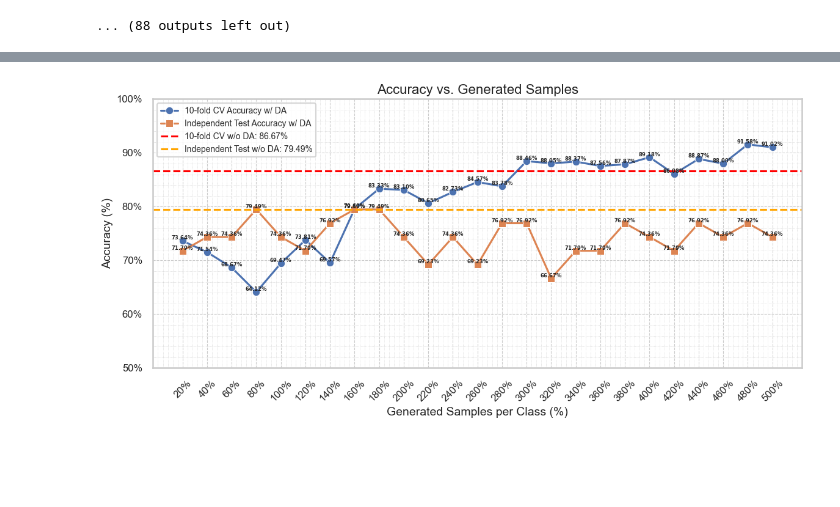
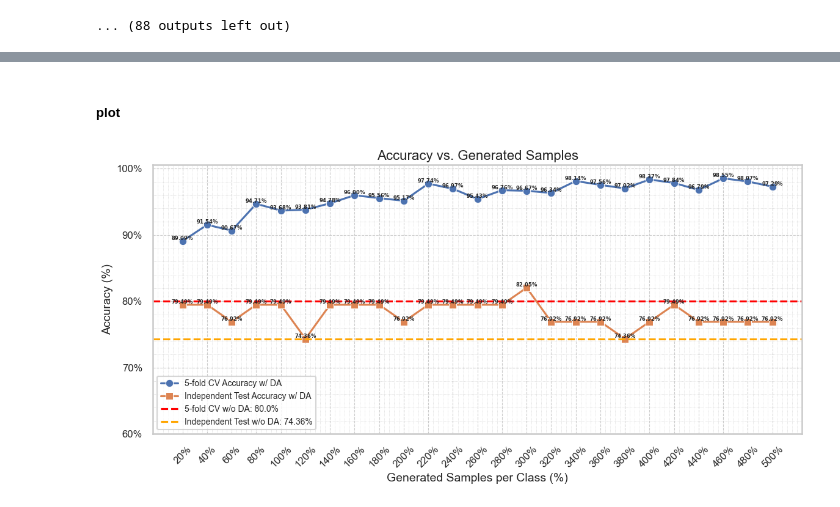
Before and after one commit to well50504/NYCU-thesis, a Jupyter notebook: src_DL/cnn_DA_BD_MDD.ipynb, the cells around one changed output, grey strips where cells are left out. Drawn from its saved outputs; the diff is of its cells as text; code cells hidden in the pictures; blank space fills up the shorter version.

```diff
--- a/src_DL/cnn_DA_BD_MDD.ipynb
+++ b/src_DL/cnn_DA_BD_MDD.ipynb
@@ -211,9 +211,9 @@ def train_vae(model, loader, epochs=100, lr=1e-3, beta=1.0, early_stop=False, pa
 
     return model, hist
 # %%
-latent_dim = 10
+latent_dim = 100
 beta = 1.0
 epochs = 500
-lr = 1e-5
+lr = 1e-3
 vae = cVAE2d().to(device)
-vae, history = train_vae(vae, train_loader, epochs, lr, beta, early_stop=True, patience=10)
+vae, history = train_vae(vae, train_loader, epochs, lr, beta, early_stop=True, patience=20)
@@ -581,10 +356,0 @@ Early stopping CNN at epoch 85
-# %%
-### save all generated data
-with open('../result_DL/BD_MDD/w_DA/all_generated_samples.pkl', 'wb') as f:
-    pickle.dump(all_generated, f)
-
-
-### save model
-vae_best_model = vae.state_dict()
-with open("../result_DL/BD_MDD/w_DA/vae_model.pt", "wb") as f:
-    torch.save(vae_best_model, f)
@@ -700,5 +805,6 @@ Early stopping CNN at epoch 473
+# %% [markdown]
+##### plot
 # %%
-# 轉換成百分比並設定繪圖範圍
 cv_pct   = [s * 100 for s in cv_scores]
 test_pct = [s * 100 for s in test_scores]
 min_val = min(cv_pct + test_pct)
@@ -709,40 +815,49 @@ upper = min(max_val + 2, 102)
 sns.set_theme(style="whitegrid", context="talk")
 fig, ax = plt.subplots(figsize=(12, 6))
 
+
+
 sns.lineplot(x=rs, y=cv_pct, marker="o",
-             label="10-fold CV Accuracy w/ DA", ax=ax, clip_on=False)
+             label="5-fold CV Accuracy w/ DA", ax=ax, clip_on=False)
 sns.lineplot(x=rs, y=test_pct, marker="s",
              label="Independent Test Accuracy w/ DA", ax=ax, clip_on=False)
+
+
 
 for x, y in zip(rs, cv_pct):
     ax.text(x, y, f"$\\mathbf{{{y:.2f}\\%}}$", va='bottom', ha='center', fontsize=6, clip_on=False)
 for x, y in zip(rs, test_pct):
     ax.text(x, y, f"$\\mathbf{{{y:.2f}\\%}}$", va='bottom', ha='center', fontsize=6, clip_on=False)
 
-baseline1 = 86.67
-baseline2 = 79.49
+
+
+baseline1 = 80.00
+baseline2 = 74.36
 ax.axhline(baseline1, linestyle='--', color='red',
-           label=f"10-fold CV w/o DA: {baseline1}%", clip_on=False)
+           label=f"5-fold CV w/o DA: {baseline1}%", clip_on=False)
 ax.axhline(baseline2, linestyle='--', color='orange',
            label=f"Independent Test w/o DA: {baseline2}%", clip_on=False)
+
+
 
 ax.set_xticks(rs)
 ax.tick_params(axis='both', labelsize=12)
 ax.set_xticklabels([f"{x*2}%" for x in rs], rotation=45)
 ax.set_ylim(lower, upper)
 yticks = list(range(lower, 101, 10))
 ax.set_yticks(yticks)
 ax.set_yticklabels([f"{y}%" for y in yticks])
 
 ax.set_xlabel("Generated Samples per Class (%)", fontsize=14)
 ax.set_ylabel("Accuracy (%)", fontsize=14)
 ax.set_title("Accuracy vs. Generated Samples", fontsize=16)
 ax.minorticks_on()
 ax.grid(which="major", linestyle="--", linewidth=0.8)
 ax.grid(which="minor", linestyle=":", linewidth=0.5)
 ax.legend(fontsize=10)
 
 plt.tight_layout()
+# plt.savefig("../result_DL/BD_MDD/w_DA/accuracy_vs_generated_samples.png", dpi=300)
 plt.show()
 # %% [output]
-[figure, old version]
+[figure, new version]
```
Also changed, not shown: parts of 23 cells of this notebook, 16 other files.
